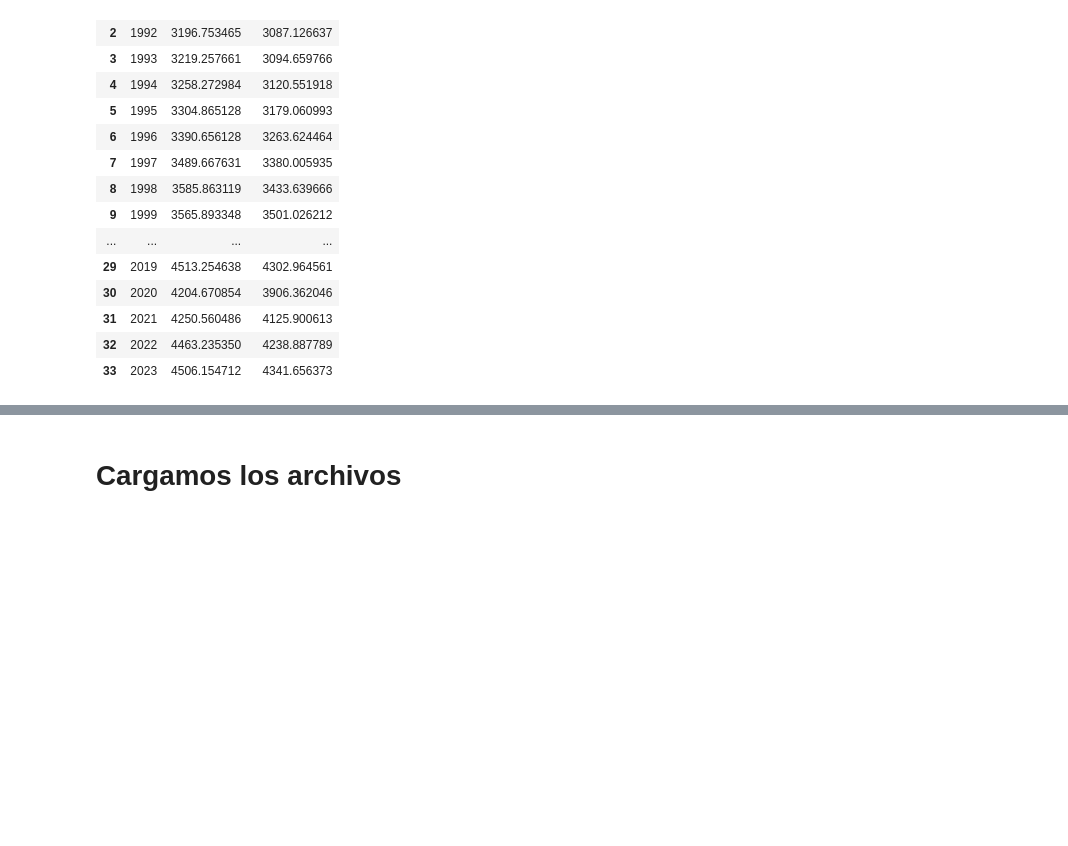
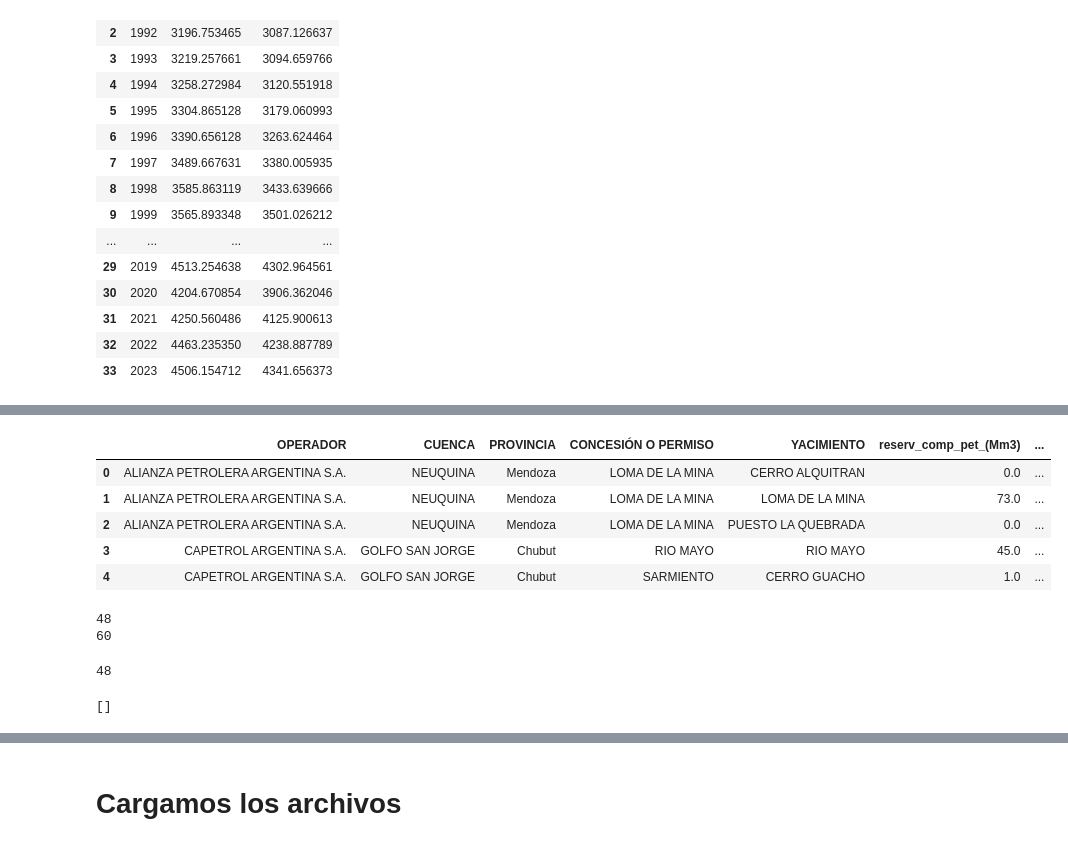
Before and after one commit to No-Country-simulation/c19-108-m-data-bi, a Jupyter notebook: notebooks/ETL.ipynb, the cells around one changed output, grey strips where cells are left out. Drawn from its saved outputs; the diff is of its cells as text; code cells hidden in the pictures; blank space fills up the shorter version.

```diff
--- a/notebooks/ETL.ipynb
+++ b/notebooks/ETL.ipynb
@@ -1031,0 +1049,18 @@ world_stats
+# %%
+reservas = pd.read_parquet('../stage/reservas_fin de vida util_2023.parquet')
+# %%
+reservas.head()
+# %% [output]
+|  | OPERADOR | CUENCA | PROVINCIA | CONCESIÓN O PERMISO | YACIMIENTO | reserv_comp_pet_(Mm3) | ... |
+| 0 | ALIANZA PETROLERA ARGENTINA S.A. | NEUQUINA | Mendoza | LOMA DE LA MINA | CERRO ALQUITRAN | 0.0 | ... |
+| 1 | ALIANZA PETROLERA ARGENTINA S.A. | NEUQUINA | Mendoza | LOMA DE LA MINA | LOMA DE LA MINA | 73.0 | ... |
+| 2 | ALIANZA PETROLERA ARGENTINA S.A. | NEUQUINA | Mendoza | LOMA DE LA MINA | PUESTO LA QUEBRADA | 0.0 | ... |
+| 3 | CAPETROL ARGENTINA S.A. | GOLFO SAN JORGE | Chubut | RIO MAYO | RIO MAYO | 45.0 | ... |
+| 4 | CAPETROL ARGENTINA S.A. | GOLFO SAN JORGE | Chubut | SARMIENTO | CERRO GUACHO | 1.0 | ... |
+# %%
+# veamos la cantidad de valores unicos de las columnas que hacen referencia a las empresas
+print(len(reservas['OPERADOR'].unique()))
+print(len(inversiones['Empresa'].unique()))
+# %% [output]
+48
+60
@@ -1031,0 +1083,8 @@ world_stats
+# %%
+len(igualdades)
+# %% [output]
+48
+# %%
+diferencias
+# %% [output]
+[]
```
Also changed, not shown: parts of 24 cells of this notebook, 5 other files.
